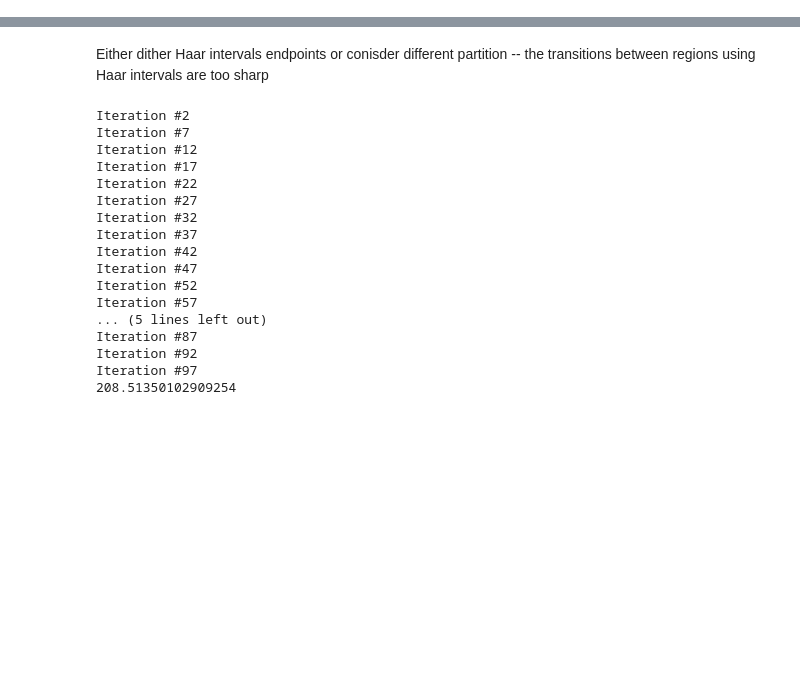
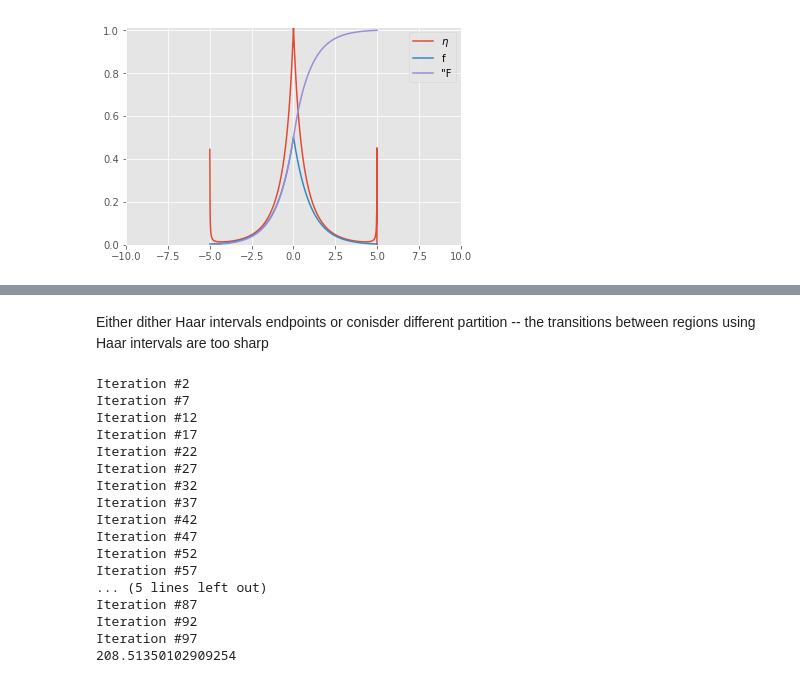
Before and after one commit to alonkipnis/one-bit-mean-estimation, a Jupyter notebook: Code/One_bit_Distributed.ipynb, the cells around one changed output, grey strips where cells are left out. Drawn from its saved outputs; the diff is of its cells as text; code cells hidden in the pictures; blank space fills up the shorter version.

```diff
--- a/Code/One_bit_Distributed.ipynb
+++ b/Code/One_bit_Distributed.ipynb
@@ -15,0 +24,91 @@ def write_to_csv(xx,yy,zz, filename, fieldnames = ['x','y','z']) :
+# %%
+from scipy.stats import norm
+
+def phi(x) :
+    return norm.pdf(x)
+
+def Phi(x) :
+    return norm.cdf(x)
+
+xmin = -5
+xmax = 5
+
+xx, dx = np.linspace(-15,15, 3917, retstep=True)
+
+f = lambda x : scipy.stats.gennorm.pdf(x, 1)
+
+#xmin = xx[g(xx)>0][0]m
+#xmax = xx[g(xx)>0][-1]
+supp = [xmin, xmax]
+
+idcs = (xx > supp[0]) *  (xx < supp[1]) == 1
+
+yy = xx[idcs]
+ff = f(yy)
+FF = np.cumsum(ff) * dx
+ff = ff / FF[-1]
+FF = FF / FF[-1]
+gg = np.log(ff)
+#dhh = (hh[2:] - hh[:-2]) / (2*dx)
+hh = ff / (FF + 1e-8)
+Nhh = ff / (1-FF - 1e-8)
+
+dgg = (gg[1:] - gg[:-1]) / dx
+#plt.plot(yy,np.log(ff) )
+#plt.plot(yy,np.log(FF) )
+#plt.show()
+
+ett = hh * Nhh
+plt.plot(yy, ett)
+plt.plot(yy, ff)
+plt.plot(yy, FF)
+plt.xlim(-10,10)
+plt.ylim(0,np.max(ett))
+plt.legend(["$\eta$", "f",'"F'])
+plt.show()
+
+plt.plot(yy, hh)
+plt.plot(yy, Nhh)
+plt.plot(yy, Nhh * hh)
+plt.plot(yy, ff,'c')
+plt.ylim(0,5)
+plt.xlim(-2,2)
+plt.legend(["$h(x)$", "$h(-x)$", "$\eta$"])
+plt.show()
+
+#Ndhh = np.squeeze(np.rot90(np.expand_dims(dhh,0)).T)
+supp_eta =[-1,1]
+idcs1 = (yy > supp_eta[0]) *  (yy < supp_eta[1]) == 1
+
+delta = 1
+
+dhh = (hh[1:] - hh[:-1]) / dx
+dNhh = (Nhh[1:] - Nhh[:-1]) / dx
+
+deta = (ett[1:] - ett[:-1]) / dx
+plt.plot(yy[1:], dhh)
+plt.plot(yy[1:], -dNhh)
+plt.plot(yy[1:], deta, '--k' )
+plt.legend([r"$h'(x)$", r"$h'(-x)$", r"$\eta'$"])
+plt.ylim(-5,5)
+plt.xlim(-2,2)
+plt.show()
+
+plt.plot(yy[idcs1], ett[idcs1],'b')
+plt.plot(yy[idcs1],  1 / ( 0.25 - yy[idcs1]**2 * f(0) ** 2 ),'r')
+plt.ylim(0,5)
+plt.legend([r"$\eta$", "$1/(0.25- x^2)$"])
+plt.show()
+
+plt.plot(yy[1:], deta)
+plt.ylim(-5,5)
+plt.xlim(-2,2)
+plt.show()
+
+
+plt.plot(yy, eta(yy) * ff ** (-delta))
+plt.ylim(-5,5)
+plt.xlim(-5,5)
+plt.show()
+# %% [output]
+[figure, added]
```
Also changed, not shown: parts of 24 cells of this notebook, 13 other files.
